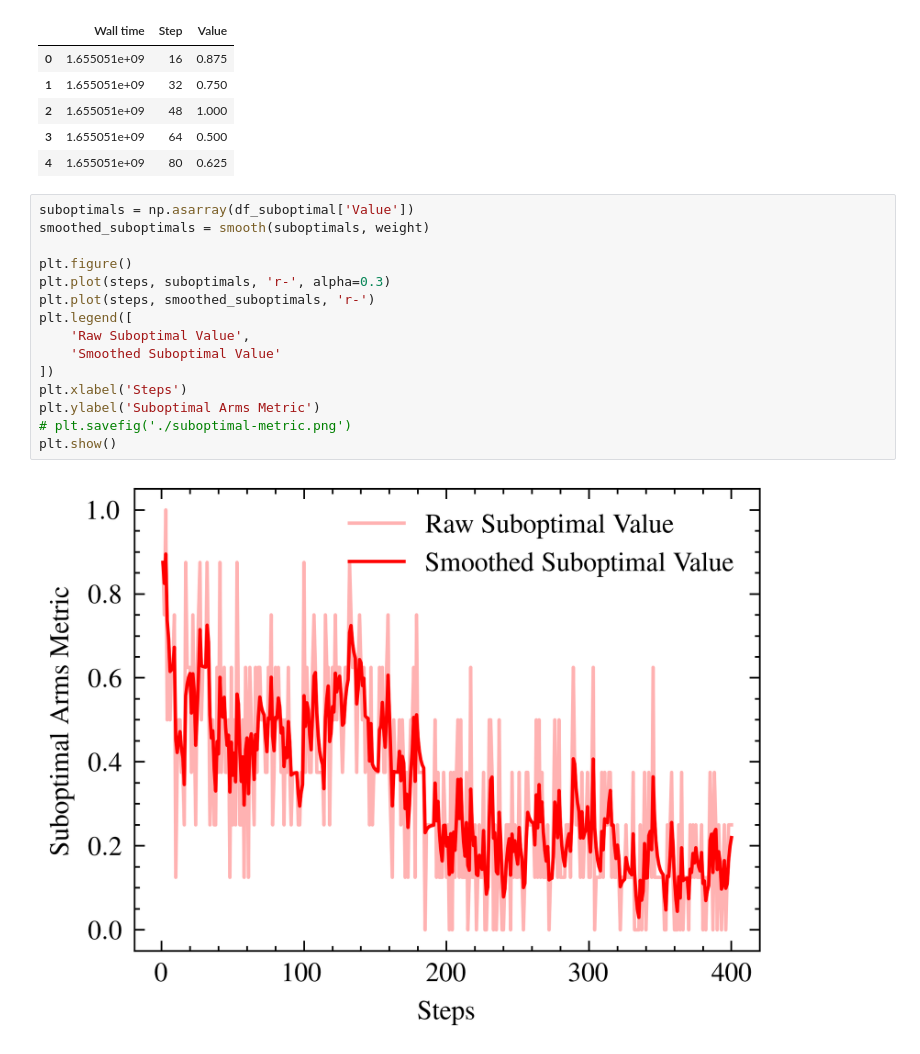
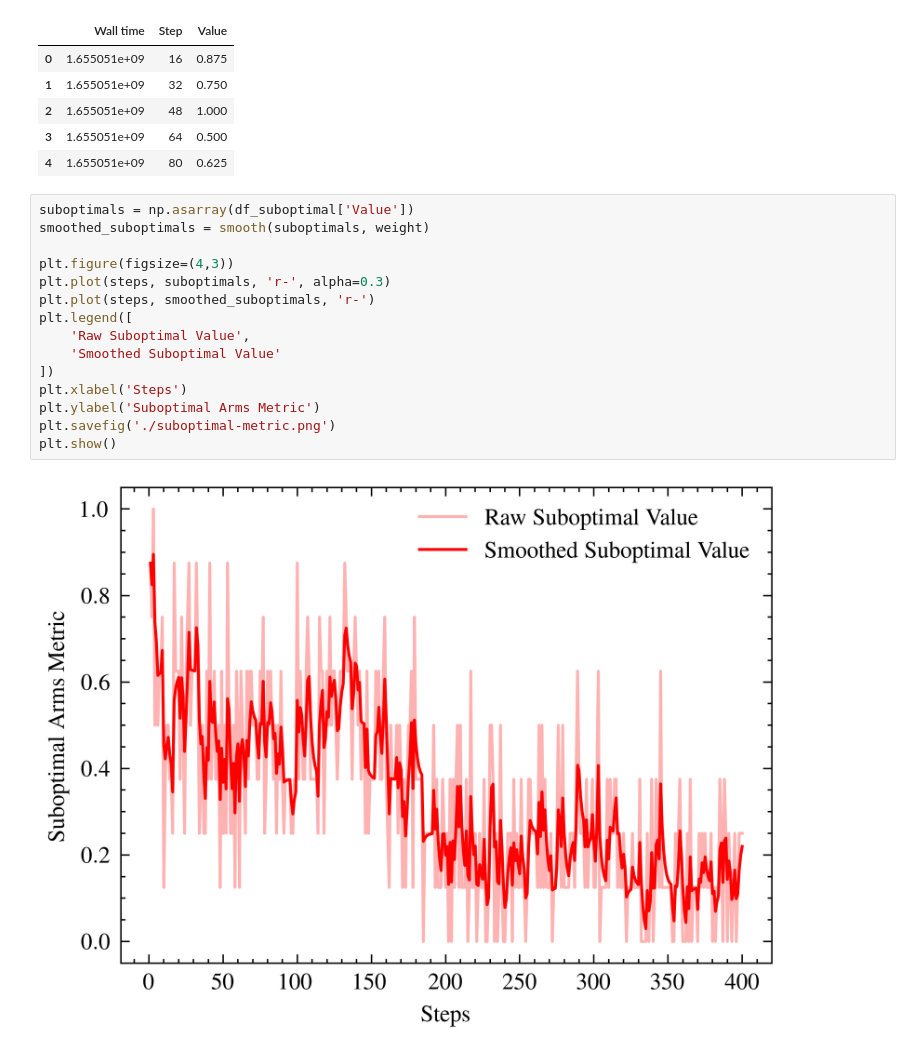
Before and after one commit to eytancanzini/rl-fixture-design, a Jupyter notebook: Python/notebooks/data_processing.ipynb, the cells around one changed output. Cells and saved outputs as stored; diff of their text form.

```diff
--- a/Python/notebooks/data_processing.ipynb
+++ b/Python/notebooks/data_processing.ipynb
@@ -123,17 +123,17 @@ df_suboptimal.head()
 # %%
 suboptimals = np.asarray(df_suboptimal['Value'])
 smoothed_suboptimals = smooth(suboptimals, weight)
 
-plt.figure()
+plt.figure(figsize=(4,3))
 plt.plot(steps, suboptimals, 'r-', alpha=0.3)
 plt.plot(steps, smoothed_suboptimals, 'r-')
 plt.legend([
     'Raw Suboptimal Value',
     'Smoothed Suboptimal Value'
 ])
 plt.xlabel('Steps')
 plt.ylabel('Suboptimal Arms Metric')
-# plt.savefig('./suboptimal-metric.png')
+plt.savefig('./suboptimal-metric.png')
 plt.show()
 # %% [output]
-[figure, old version]
+[figure, new version]
```
Also changed, not shown: parts of 4 cells of this notebook, 5 other files.
